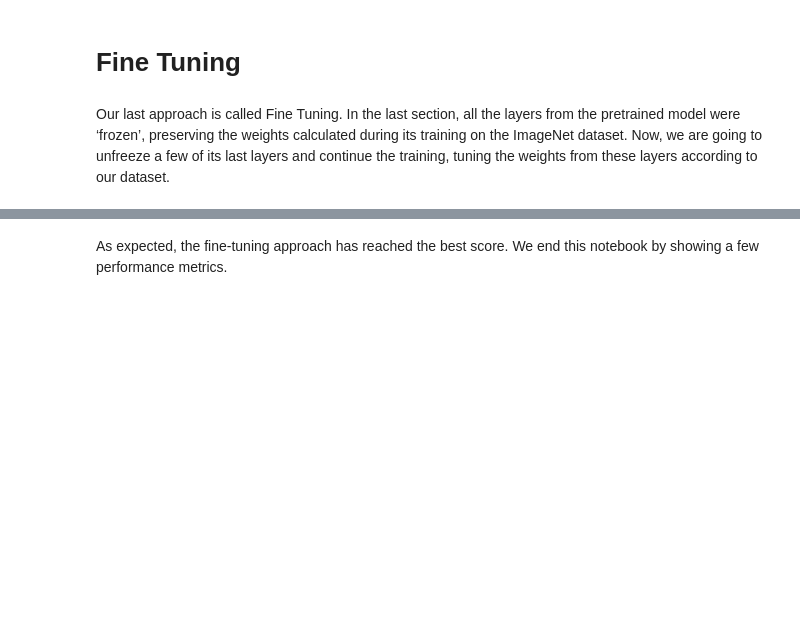
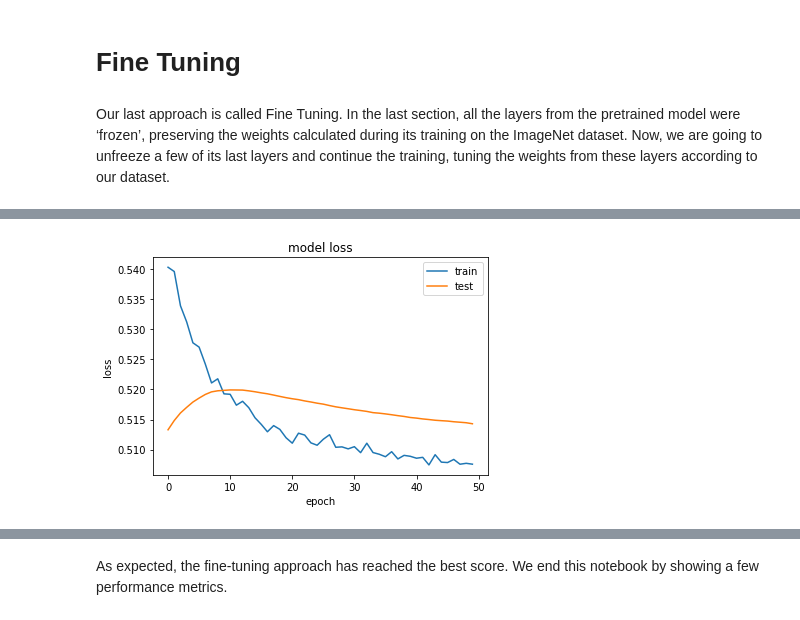
Before and after one commit to ProjectToDesenv/workDeepLearning, a Jupyter notebook: WorkDeepLearning.ipynb, the cells around one changed output, grey strips where cells are left out. Drawn from its saved outputs; the diff is of its cells as text; code cells hidden in the pictures; blank space fills up the shorter version.

```diff
--- a/WorkDeepLearning.ipynb
+++ b/WorkDeepLearning.ipynb
@@ -571,5 +590,5 @@ for layer_number, layer in enumerate(base_model.layers):
 # %%
 model_pretrained.compile(loss='binary_crossentropy'
-              , optimizer = keras.optimizers.Adam(learning_rate=0.000002), metrics='binary_accuracy')
+              , optimizer = keras.optimizers.Adam(learning_rate=0.000002), metrics='accuracy')
 
 model_pretrained.summary()
@@ -577,6 +614,6 @@ model_pretrained.summary()
 history = model_pretrained.fit(ds_train,
           batch_size = BATCH, epochs = 50,
           validation_data=ds_val,
-          callbacks=[early_stopping, plateau],
+          callbacks=[checkpointer],
           steps_per_epoch=(len(train_df)/BATCH),
           validation_steps=(len(val_df)/BATCH));
@@ -602,0 +638,10 @@ plt.show()
+# %%
+plt.plot(history.history['loss'])
+plt.plot(history.history['val_loss'])
+plt.title('model loss')
+plt.ylabel('loss')
+plt.xlabel('epoch')
+plt.legend(['train', 'test'], loc='upper right')
+plt.show()
+# %% [output]
+[figure, added]
```
Also changed, not shown: parts of 32 cells of this notebook.
